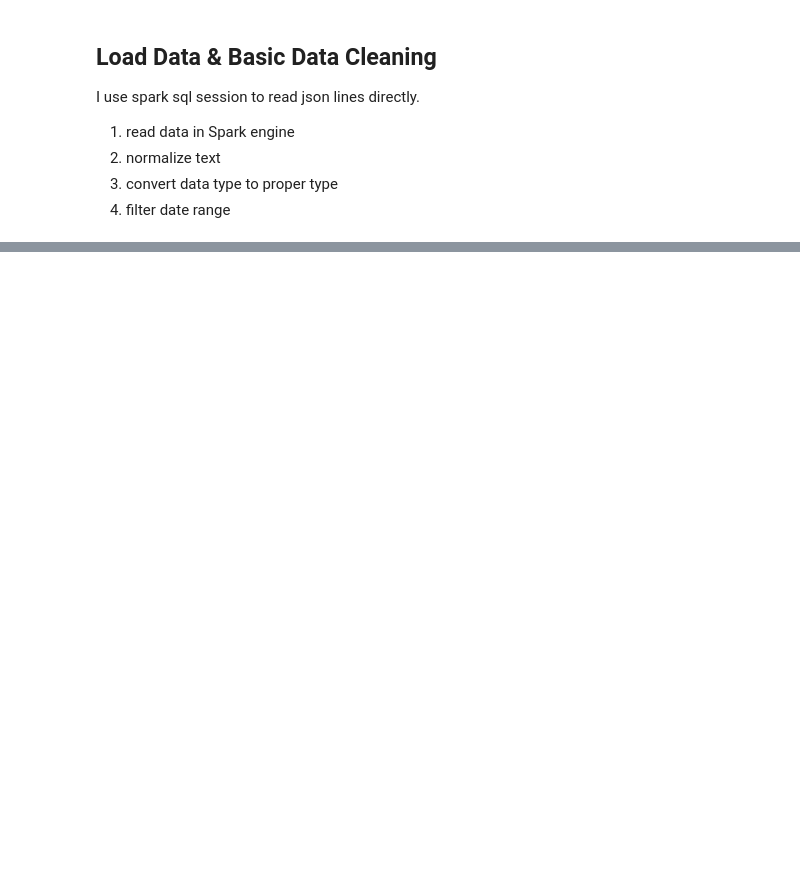
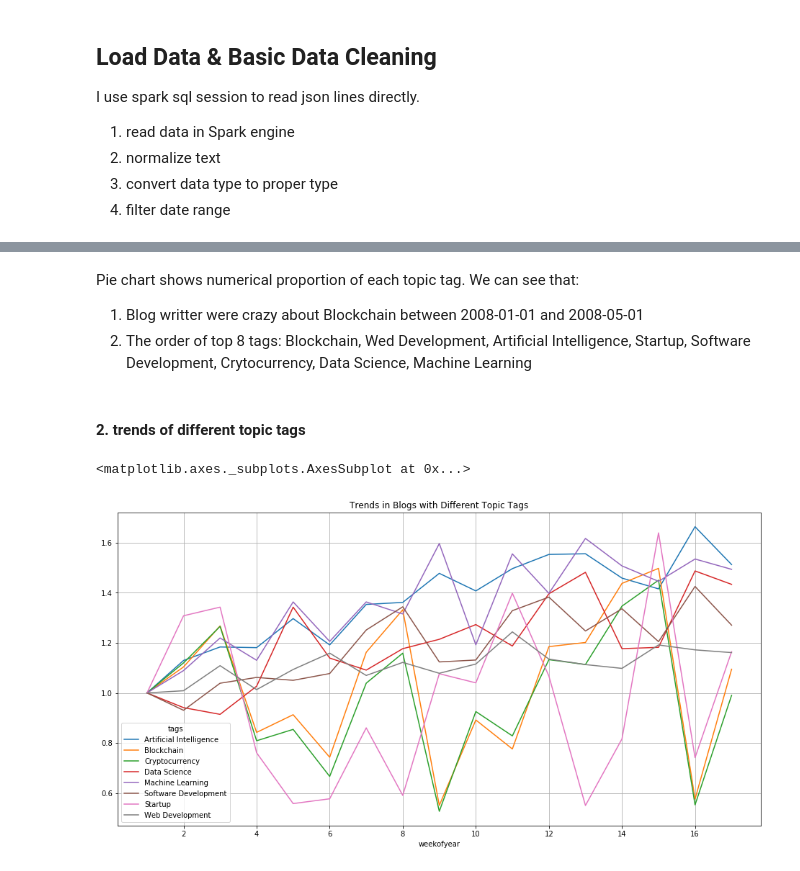
Before and after one commit to KevinLiao159/MediumBlog, a Jupyter notebook: notebooks/topic_modeling.ipynb, the cells around one changed output, grey strips where cells are left out. Drawn from its saved outputs; the diff is of its cells as text; code cells hidden in the pictures; blank space fills up the shorter version.

```diff
--- a/notebooks/topic_modeling.ipynb
+++ b/notebooks/topic_modeling.ipynb
@@ -123,0 +182,33 @@ only showing top 5 rows
+# %% [markdown]
+Pie chart shows numerical proportion of each topic tag. We can see that:
+1. Blog writter were crazy about Blockchain between 2008-01-01 and 2008-05-01
+2. The order of top 8 tags: Blockchain, Wed Development, Artificial Intelligence, Startup, Software Development, Crytocurrency, Data Science, Machine Learning
+# %% [markdown]
+#### 2. trends of different topic tags
+# %%
+# get top 8 tags
+top_tags = pd.DataFrame(tags, columns=['tag']) \
+    .groupby('tag')['tag'] \
+    .count() \
+    .sort_values(ascending=False)[:8] \
+    .index \
+    .tolist()
+# explode the tags
+df_explode = df.select('publish_time', explode('tags').alias('tags'))
+# get weekly blog counts
+pddf = df_explode.filter(df_explode.tags.isin(top_tags)) \
+    .groupby(weekofyear(df_explode.publish_time).alias("weekofyear"), df_explode.tags) \
+    .count() \
+    .toPandas() \
+    .sort_values(['weekofyear', 'tags'], ascending=True)
+
+# normalize data
+pddf_norm = pddf.pivot(index='weekofyear', columns='tags', values='count').apply(lambda x: x / x.iloc[0])
+# plot
+pddf_norm.plot(
+    figsize=(16, 8),
+    title='Trends in Blogs with Different Topic Tags',
+    grid=True)
+# %% [output]
+<matplotlib.axes._subplots.AxesSubplot at 0x...>
+[figure, added]
```
Also changed, not shown: parts of 54 cells of this notebook.
